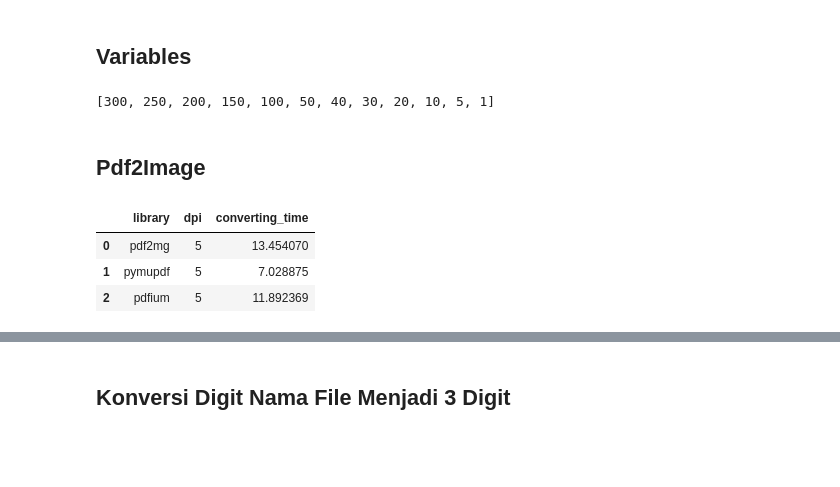
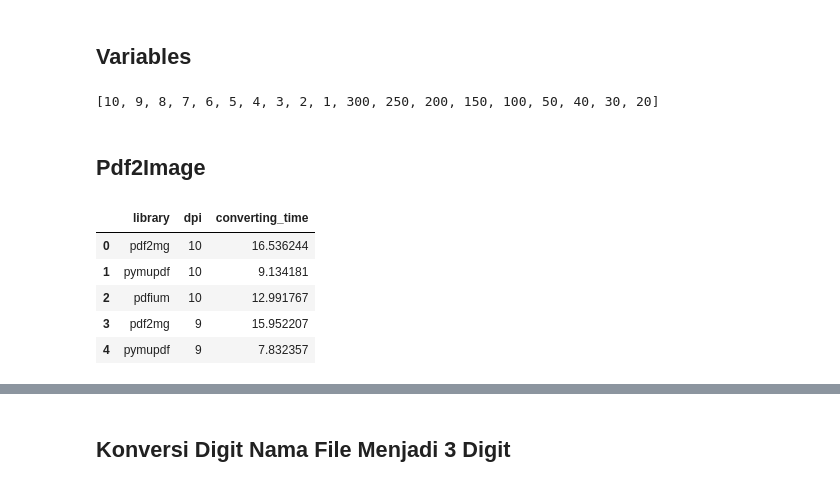
Before and after one commit to rasyidev/print-cost, a Jupyter notebook: notebook/01-pdf-to-image-converting-research.ipynb, the cells around one changed output, grey strips where cells are left out. Drawn from its saved outputs; the diff is of its cells as text; code cells hidden in the pictures; blank space fills up the shorter version.

```diff
--- a/notebook/01-pdf-to-image-converting-research.ipynb
+++ b/notebook/01-pdf-to-image-converting-research.ipynb
@@ -42,10 +44,10 @@ from src.helper import get_folder_size, log, prepend_zero, calculate_cmyk_percen
 # %% [markdown]
 ## **Variables**
 # %%
-dpi_list = list(range(300, 49, -50)) + list(range(40,9, -10)) + [5,1]
+dpi_list = list(range(10,0,-1)) + list(range(300, 49, -50)) + list(range(40,10, -10))
 dpi_list
 # %% [output]
-[300, 250, 200, 150, 100, 50, 40, 30, 20, 10, 5, 1]
+[10, 9, 8, 7, 6, 5, 4, 3, 2, 1, 300, 250, 200, 150, 100, 50, 40, 30, 20]
 # %% [markdown]
 ## **Pdf2Image**
 # %%
@@ -144,29 +146,25 @@ df_dict = {
     'converting_time': [],
 }
 
-df_full = None
 
 for dpi in dpi_list:
+    print(f"Converting {dpi} dpi")
     start = time.time()
+
     df_temp = conv.pdf2img_converter(dpi)
     df_dict['library'].append('pdf2mg')
     df_dict['dpi'].append(dpi)
     df_dict['converting_time'].append(time.time() - start)
 
-    if df_full == None:
-        df_full = df_temp
-    else:
-        df_full = pd.concat(df_full, df_temp, ignore_index=True)
+    df_temp.to_csv("../outputs/csv/cmyk_of_a_pdf_file_by_dpi.csv", mode='a', index=False, header=False)
 
     start = time.time()
     df_temp = conv.pymupdf_converter(dpi)
     df_dict['library'].append('pymupdf')
     df_dict['dpi'].append(dpi)
     df_dict['converting_time'].append(time.time() - start)
-    if df_full == None:
-        df_full = df_temp
-    else:
-        df_full = pd.concat(df_full, df_temp, ignore_index=True)
+
+    df_temp.to_csv("../outputs/csv/cmyk_of_a_pdf_file_by_dpi.csv", mode='a', index=False, header=False)
 
     start = time.time()
     df_temp = conv.pdfium_converter(dpi)
@@ -174,16 +172,18 @@ for dpi in dpi_list:
     df_dict['dpi'].append(dpi)
     df_dict['converting_time'].append(time.time() - start)
 
-    if df_full == None:
-        df_full = df_temp
-    else:
-        df_full = pd.concat(df_full, df_temp, ignore_index=True)
+    df_temp.to_csv("../outputs/csv/cmyk_of_a_pdf_file_by_dpi.csv", mode='a', index=False, header=False)
 
-df_full.to_csv("../outputs/csv/cmyk_of_a_pdf_file_by_dpi.csv", index=False)
+
+df_cvt = pd.DataFrame(df_dict)
 df_cvt.to_csv("../outputs/csv/pdf_to_img_converting_time_by_libraries.csv", index=False)
-# %% [output]
-|  | library | dpi | converting_time |
-| 0 | pdf2mg | 5 | 13.454070 |
-| 1 | pymupdf | 5 | 7.028875 |
-| 2 | pdfium | 5 | 11.892369 |
+# %%
+df_cvt.head(5)
+# %% [output]
+|  | library | dpi | converting_time |
+| 0 | pdf2mg | 10 | 16.536244 |
+| 1 | pymupdf | 10 | 9.134181 |
+| 2 | pdfium | 10 | 12.991767 |
+| 3 | pdf2mg | 9 | 15.952207 |
+| 4 | pymupdf | 9 | 7.832357 |
 # %%
```
Also changed, not shown: parts of 12 cells of this notebook, 3 other files.
